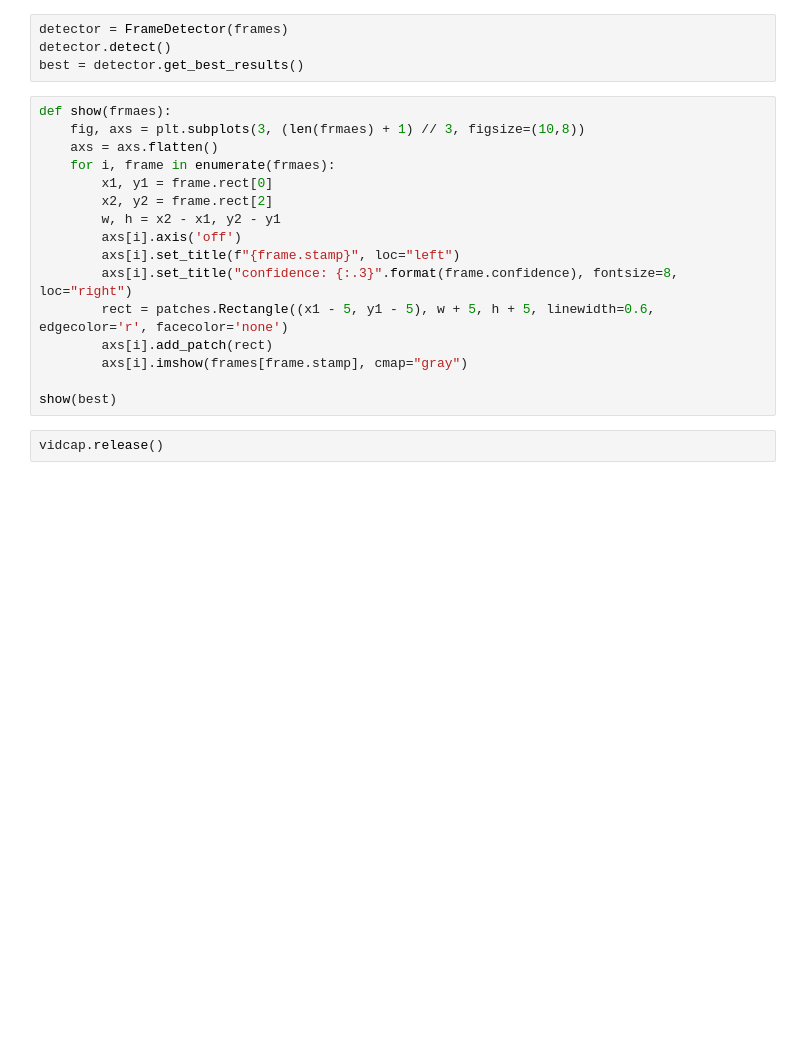
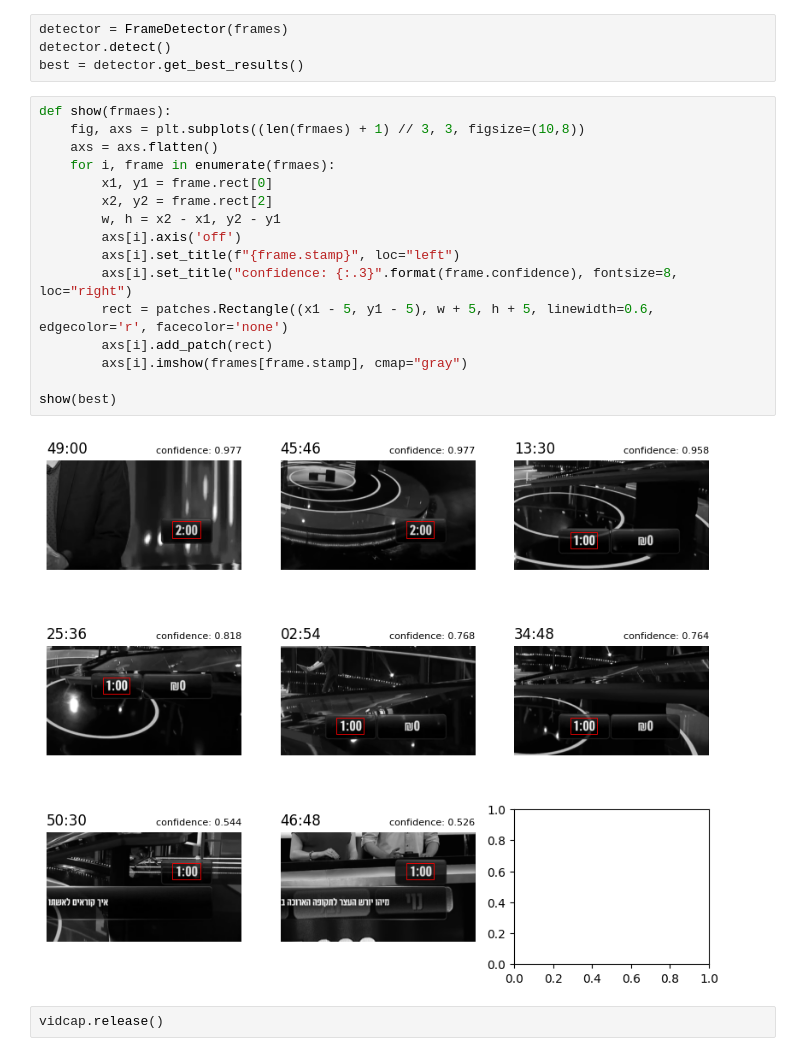
Before and after one commit to TzviGreenfeld/cut-to-the-chase, a Jupyter notebook: proof_of_concept.ipynb, the cells around one changed output. Cells and saved outputs as stored; diff of their text form; blank space fills up the shorter version.

```diff
--- a/proof_of_concept.ipynb
+++ b/proof_of_concept.ipynb
@@ -42,19 +49,21 @@ detector.detect()
 best = detector.get_best_results()
 # %%
 def show(frmaes):
-    fig, axs = plt.subplots(3, (len(frmaes) + 1) // 3, figsize=(10,8))
+    fig, axs = plt.subplots((len(frmaes) + 1) // 3, 3, figsize=(10,8))
     axs = axs.flatten()
     for i, frame in enumerate(frmaes):
         x1, y1 = frame.rect[0]
         x2, y2 = frame.rect[2]
         w, h = x2 - x1, y2 - y1
         axs[i].axis('off')
         axs[i].set_title(f"{frame.stamp}", loc="left")
         axs[i].set_title("confidence: {:.3}".format(frame.confidence), fontsize=8, loc="right")
         rect = patches.Rectangle((x1 - 5, y1 - 5), w + 5, h + 5, linewidth=0.6, edgecolor='r', facecolor='none')
         axs[i].add_patch(rect)
         axs[i].imshow(frames[frame.stamp], cmap="gray")
 
 show(best)
+# %% [output]
+[figure, added]
 # %%
 vidcap.release()
```
Also changed, not shown: parts of 1 cell of this notebook, 1 other file.
